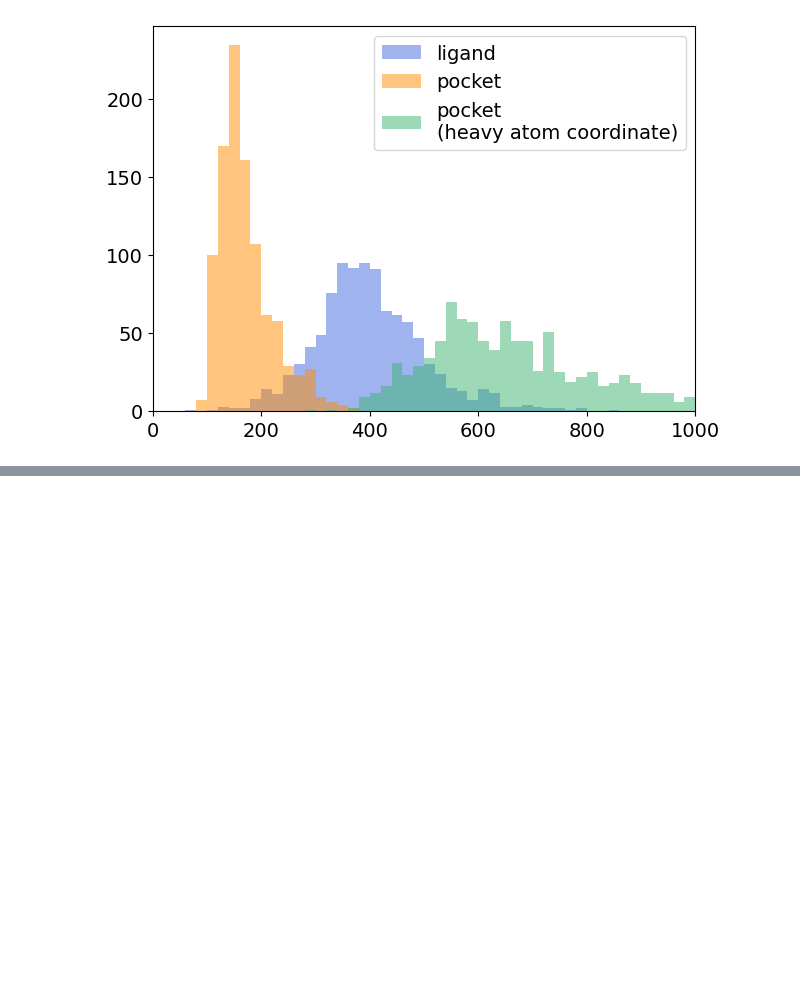
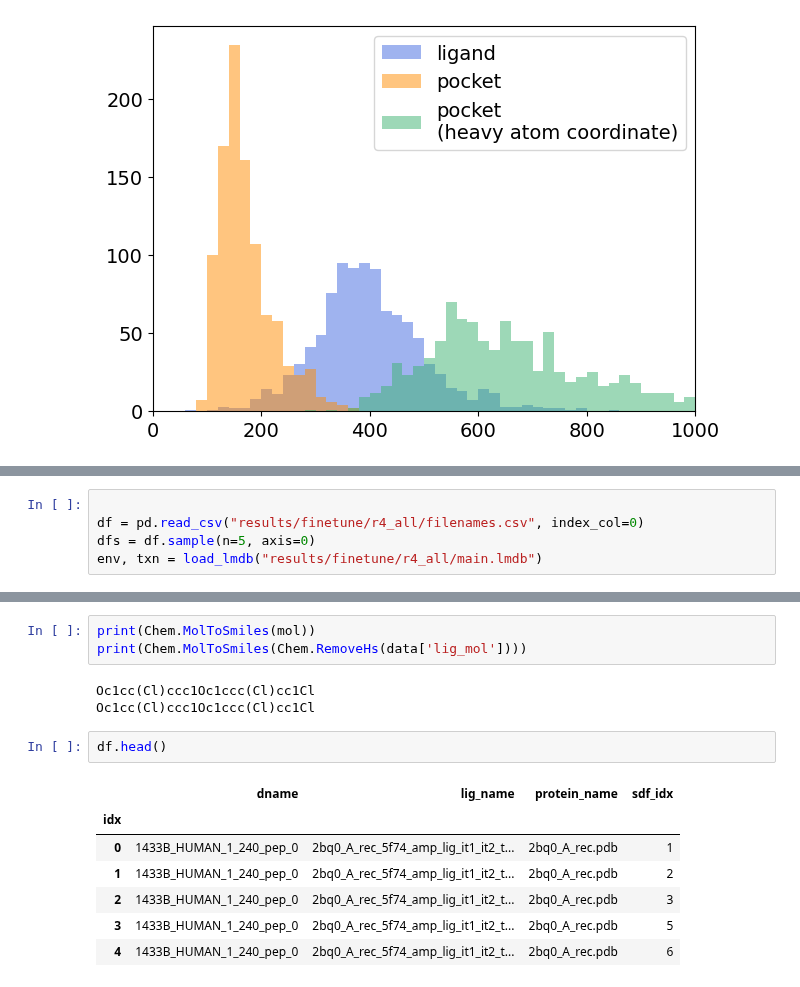
Before and after one commit to yyoshikai/cplm, a Jupyter notebook: preprocess/source.ipynb, the cells around one changed output, grey strips where cells are left out. Drawn from its saved outputs; the diff is of its cells as text; blank space fills up the shorter version.

Commit message:
train-finetune-merged

```diff
--- a/preprocess/source.ipynb
+++ b/preprocess/source.ipynb
@@ -69,0 +76,5 @@ draw_compare_length([ligand, pocket, pocket_coord_heavy], ['ligand', 'pocket', '
+# %%
+
+df = pd.read_csv("results/finetune/r4_all/filenames.csv", index_col=0)
+dfs = df.sample(n=5, axis=0)
+env, txn = load_lmdb("results/finetune/r4_all/main.lmdb")
@@ -69,0 +114,16 @@ draw_compare_length([ligand, pocket, pocket_coord_heavy], ['ligand', 'pocket', '
+# %%
+print(Chem.MolToSmiles(mol))
+print(Chem.MolToSmiles(Chem.RemoveHs(data['lig_mol'])))
+# %% [output]
+Oc1cc(Cl)ccc1Oc1ccc(Cl)cc1Cl
+Oc1cc(Cl)ccc1Oc1ccc(Cl)cc1Cl
+# %%
+df.head()
+# %% [output]
+|  | dname | lig_name | protein_name | sdf_idx |
+| idx |  |  |  |  |
+| 0 | 1433B_HUMAN_1_240_pep_0 | 2bq0_A_rec_5f74_amp_lig_it1_it2_t... | 2bq0_A_rec.pdb | 1 |
+| 1 | 1433B_HUMAN_1_240_pep_0 | 2bq0_A_rec_5f74_amp_lig_it1_it2_t... | 2bq0_A_rec.pdb | 2 |
+| 2 | 1433B_HUMAN_1_240_pep_0 | 2bq0_A_rec_5f74_amp_lig_it1_it2_t... | 2bq0_A_rec.pdb | 3 |
+| 3 | 1433B_HUMAN_1_240_pep_0 | 2bq0_A_rec_5f74_amp_lig_it1_it2_t... | 2bq0_A_rec.pdb | 5 |
+| 4 | 1433B_HUMAN_1_240_pep_0 | 2bq0_A_rec_5f74_amp_lig_it1_it2_t... | 2bq0_A_rec.pdb | 6 |
```
Also changed, not shown: parts of 4 cells of this notebook, 15 other files.
